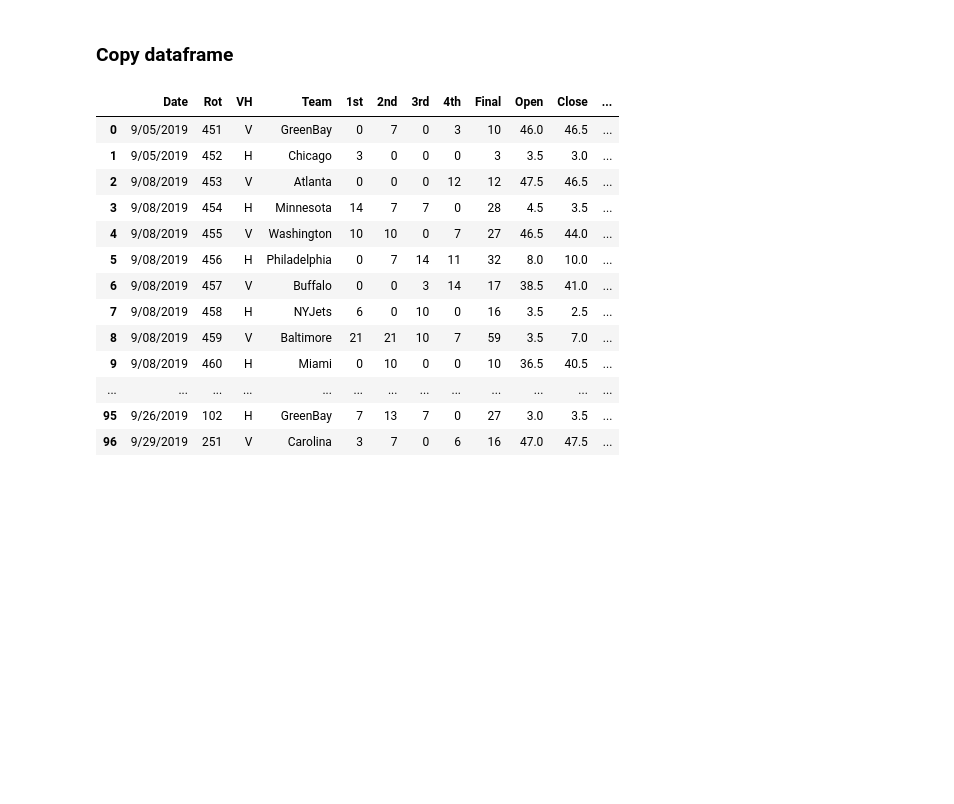
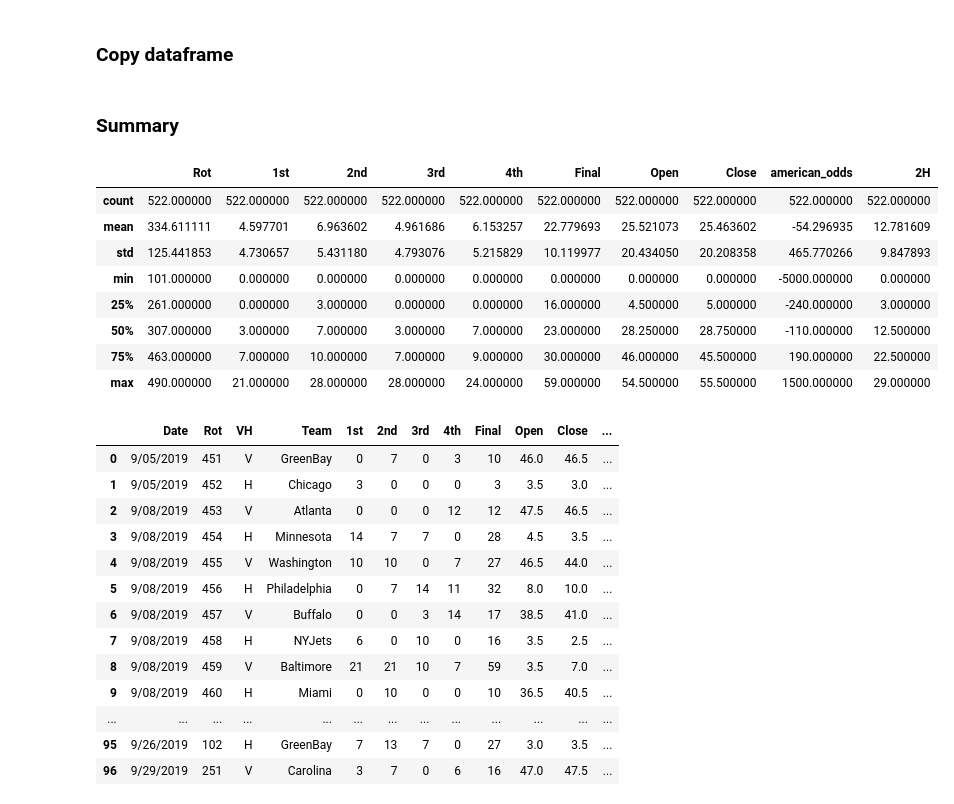
Before and after one commit to tamle7422/data_analysis, a Jupyter notebook: nfl.ipynb, the cells around one changed output. Drawn from its saved outputs; the diff is of its cells as text; code cells hidden in the pictures; blank space fills up the shorter version.

```diff
--- a/nfl.ipynb
+++ b/nfl.ipynb
@@ -112,6 +130,20 @@ nflDf["Date"].sample(75)
 ### Copy dataframe
 # %%
 dfCopy = nflDf.copy(deep=True)
+# %% [markdown]
+### Summary
+# %%
+dfCopy.describe()
+# %% [output]
+|  | Rot | 1st | 2nd | 3rd | 4th | Final | Open | Close | american_odds | 2H |
+| count | 522.000000 | 522.000000 | 522.000000 | 522.000000 | 522.000000 | 522.000000 | 522.000000 | 522.000000 | 522.000000 | 522.000000 |
+| mean | 334.611111 | 4.597701 | 6.963602 | 4.961686 | 6.153257 | 22.779693 | 25.521073 | 25.463602 | -54.296935 | 12.781609 |
+| std | 125.441853 | 4.730657 | 5.431180 | 4.793076 | 5.215829 | 10.119977 | 20.434050 | 20.208358 | 465.770266 | 9.847893 |
+| min | 101.000000 | 0.000000 | 0.000000 | 0.000000 | 0.000000 | 0.000000 | 0.000000 | 0.000000 | -5000.000000 | 0.000000 |
+| 25% | 261.000000 | 0.000000 | 3.000000 | 0.000000 | 0.000000 | 16.000000 | 4.500000 | 5.000000 | -240.000000 | 3.000000 |
+| 50% | 307.000000 | 3.000000 | 7.000000 | 3.000000 | 7.000000 | 23.000000 | 28.250000 | 28.750000 | -110.000000 | 12.500000 |
+| 75% | 463.000000 | 7.000000 | 10.000000 | 7.000000 | 9.000000 | 30.000000 | 46.000000 | 45.500000 | 190.000000 | 22.500000 |
+| max | 490.000000 | 21.000000 | 28.000000 | 28.000000 | 24.000000 | 59.000000 | 54.500000 | 55.500000 | 1500.000000 | 29.000000 |
 # %%
 nflDf.head(100)
 # %% [output]
```
Also changed, not shown: parts of 10 cells of this notebook.
